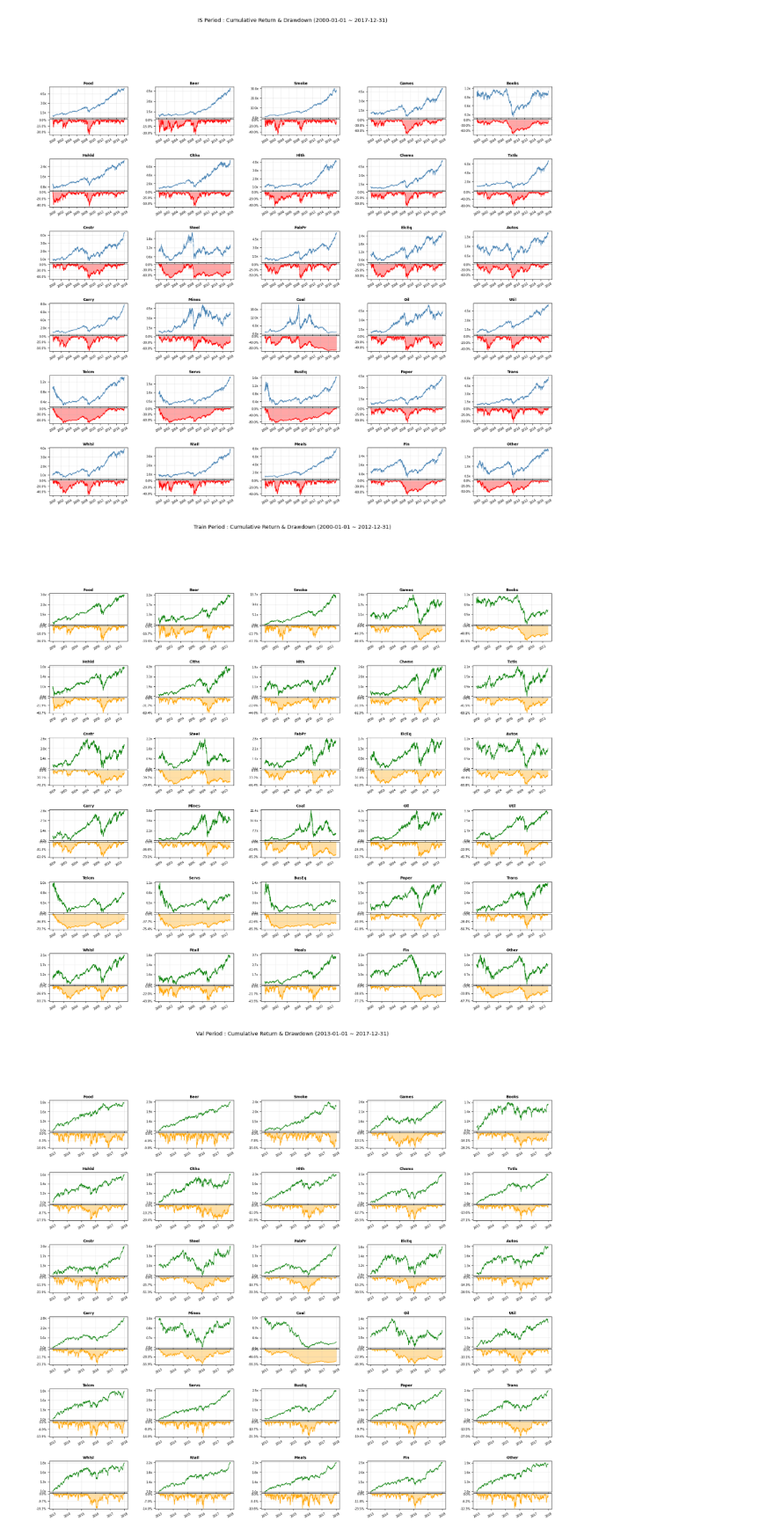
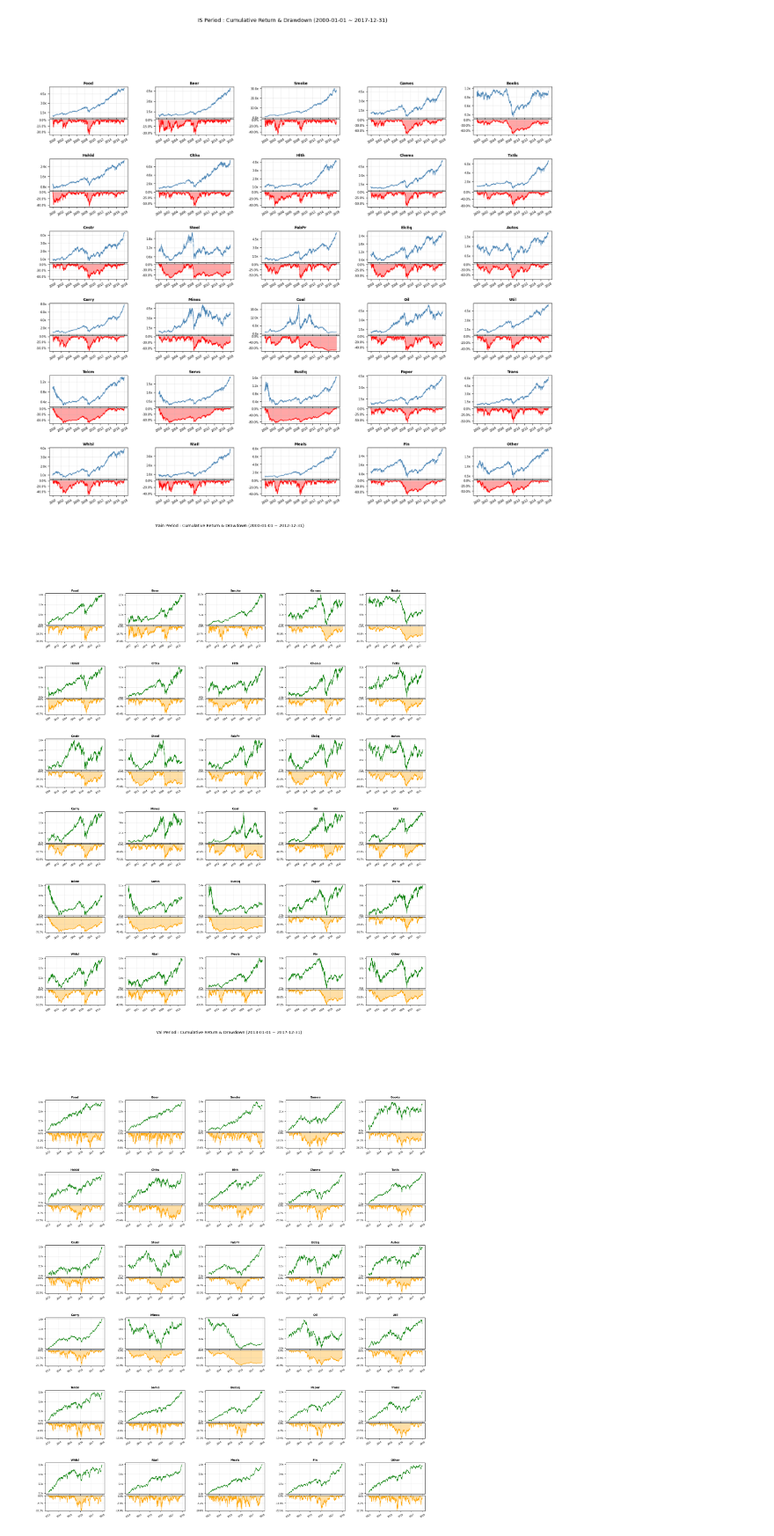
Before and after one commit to taekyounglee1224/cvxpy-portfolio-lab, a Jupyter notebook: DFL-MDD/30_inds.ipynb, the cells around one changed output. Shown at 88% size. Saved outputs shown, nothing was run; the diff lists cells and outputs as text; code cells hidden in the pictures.

```diff
--- a/DFL-MDD/30_inds.ipynb
+++ b/DFL-MDD/30_inds.ipynb
@@ -286,7 +287,7 @@ for period_df, period_name, p_start, p_end in [
     N_COLS = 5
     N_ROWS = len(cols) // N_COLS
 
-    fig = plt.figure(figsize=(22, 18))
+    fig = plt.figure(figsize=(22, 24))
     outer = gridspec.GridSpec(N_ROWS, N_COLS, figure=fig, hspace=0.5, wspace=0.35)
 
     for i, col in enumerate(cols):
@@ -302,35 +303,35 @@ for period_df, period_name, p_start, p_end in [
         # 상단: 누적 수익률
         ax_ret.plot(cum.index, cum[col], color="green", linewidth=0.9)
         ax_ret.set_title(col, fontsize=9, fontweight="bold")
 
         y_min, y_max = cum[col].min(), cum[col].max()
         ax_ret.set_ylim(y_min * 0.97, y_max * 1.03)          # 축 범위 고정
         ret_ticks = np.linspace(y_min, y_max, 4)
         ax_ret.yaxis.set_major_locator(FixedLocator(ret_ticks))
         ax_ret.yaxis.set_major_formatter(FixedFormatter([f"{v:.1f}x" for v in ret_ticks]))
         ax_ret.tick_params(axis="x", labelbottom=False, labelsize=7)
         ax_ret.tick_params(axis="y", labelsize=7)
         ax_ret.grid(True, alpha=0.25)
 
         # 하단: Drawdown
         ax_dd.fill_between(dd.index, dd[col], 0, alpha=0.35, color="orange")
         ax_dd.plot(dd.index, dd[col], color="orange", linewidth=0.8)
 
         d_min = dd[col].min()
         ax_dd.set_ylim(d_min * 1.05, 0.005)                  # 축 범위 고정
         dd_ticks = np.linspace(d_min, 0, 3)
         ax_dd.yaxis.set_major_locator(FixedLocator(dd_ticks))
         ax_dd.yaxis.set_major_formatter(FixedFormatter([f"{v*100:.1f}%" for v in dd_ticks]))
         ax_dd.tick_params(axis="x", rotation=30, labelsize=7)
         ax_dd.tick_params(axis="y", labelsize=7)
         ax_dd.grid(True, alpha=0.25)
 
     fig.suptitle(f"{period_name} Period : Cumulative Return & Drawdown ({p_start} ~ {p_end})",
                  fontsize=13, y=1.01)
     plt.show()
 # %% [output]
-[figure, old version]
+[figure, new version]
-[figure, old version]
+[figure, new version]
 # %%
 def plot_multi_pnl(results_list, figsize=(14, 8)):
     fig, (ax1, ax2) = plt.subplots(2, 1, figsize=figsize,
```
Also changed, not shown: parts of 4 cells of this notebook.
